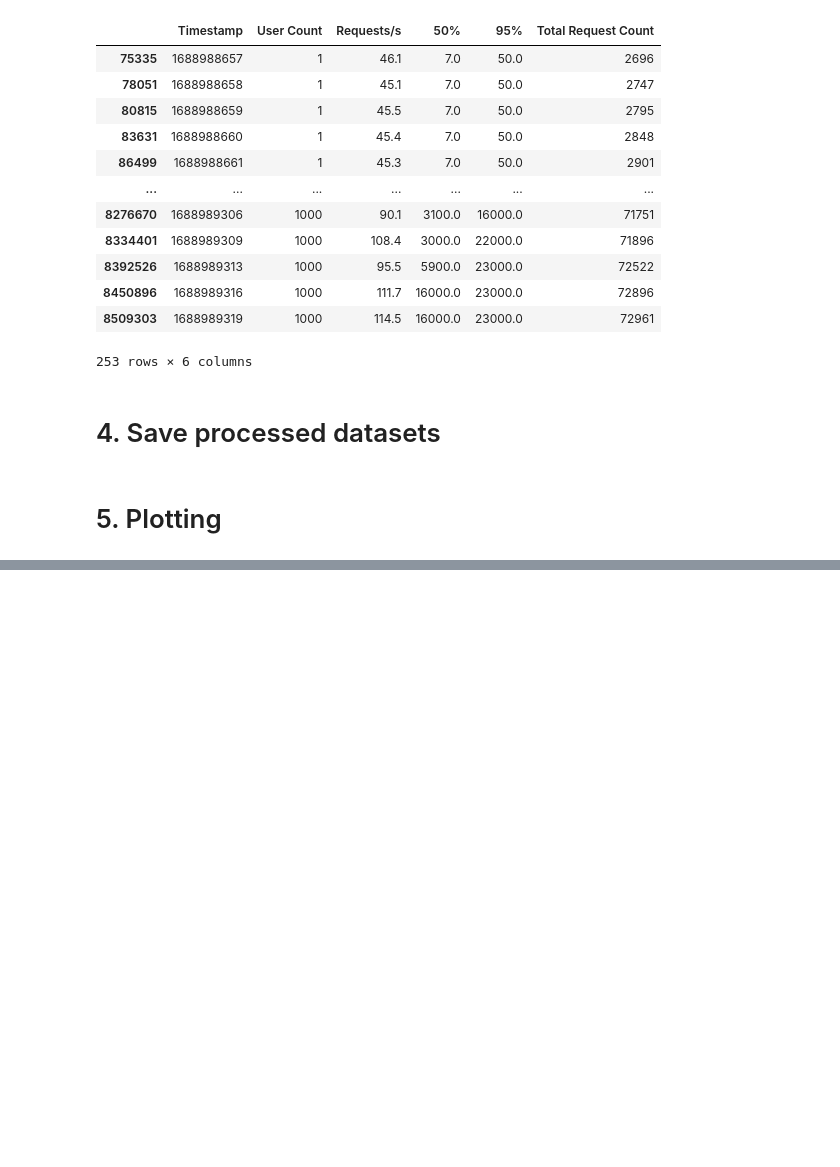
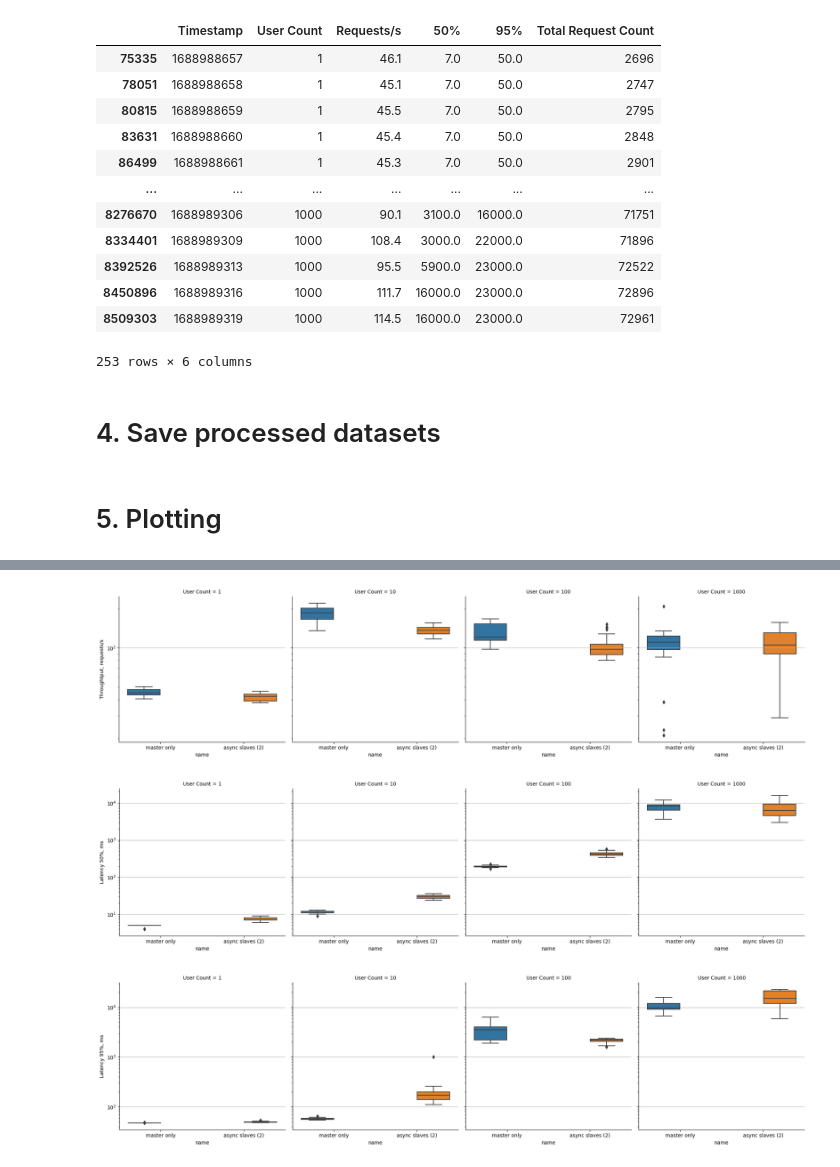
Before and after one commit to popkir/highload-social-network, a Jupyter notebook: load_testing/hw3_replication_load_testing/002_load_test_search_get_from_async_slave/003_analyze_results.ipynb, the cells around one changed output, grey strips where cells are left out. Saved outputs shown, nothing was run; the diff lists cells and outputs as text; code cells hidden in the pictures; blank space fills up the shorter version.

```diff
--- a/load_testing/hw3_replication_load_testing/002_load_test_search_get_from_async_slave/003_analyze_results.ipynb
+++ b/load_testing/hw3_replication_load_testing/002_load_test_search_get_from_async_slave/003_analyze_results.ipynb
@@ -223,0 +230,6 @@ plot2(load_test_stats_df, '95%', '95%', 'name', sharey=True, logy=True)
+# %%
+load_test_stats__master_df = pd.read_csv('../001_load_test_search_get_without_replica/processed_data/load_test_stats.csv')
+# %%
+load_test_stats__master_df['name'] = 'master only'
+# %%
+df = pd.concat([load_test_stats__master_df, load_test_stats_df])
@@ -223,0 +252,12 @@ plot2(load_test_stats_df, '95%', '95%', 'name', sharey=True, logy=True)
+# %%
+ax0 = plot2(df, 'Requests/s', 'Throughtput, requests/s', 'name', sharey=True, logy=True)
+ax1 = plot2(df, '50%', 'Latency 50%, ms', 'name', sharey=True, logy=True)
+ax2 = plot2(df, '95%', 'Latency 95%, ms', 'name', sharey=True, logy=True)
+
+ax0.savefig('result_plots/client_contrast_throughput.png')
+ax1.savefig('result_plots/client_contrast_latency_50.png')
+ax2.savefig('result_plots/client_contrast_latency_95.png')
+# %% [output]
+[figure, added]
+[figure, added]
+[figure, added]
```
Also changed, not shown: parts of 4 cells of this notebook, 29 other files.
